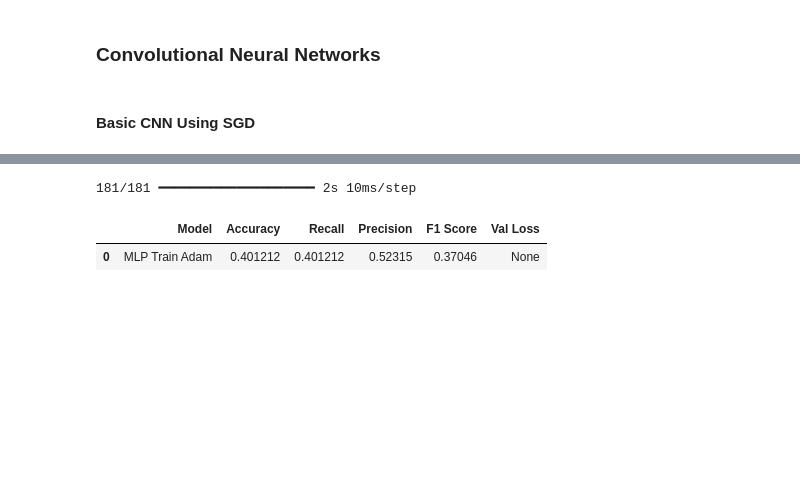
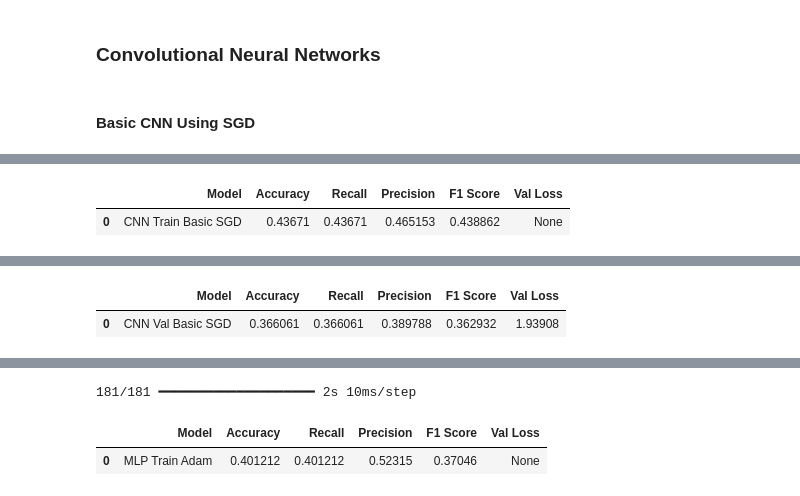
Before and after one commit to xinaxm4/Group1_Assignment, a Jupyter notebook: AI_Homework_2.ipynb, the cells around one changed output, grey strips where cells are left out. Cells and saved outputs as stored; diff of their text form; code cells hidden in the pictures; blank space fills up the shorter version.

```diff
--- a/AI_Homework_2.ipynb
+++ b/AI_Homework_2.ipynb
@@ -466,0 +475,8 @@ Epoch 100/100
+# %%
+# 7. Computing performance tables
+model_adam_train_perf = model_performance_classification("CNN Train Basic SGD", model_cnn_sgd, None, X_train, y_train)
+display(model_adam_train_perf)
+
+model_adam_val_perf =  model_performance_classification("CNN Val Basic SGD", model_cnn_sgd, hist_cnn_sgd, X_val, y_val)
+display(model_adam_val_perf)
+# %% [output]
@@ -466,0 +484,2 @@ Epoch 100/100
+|  | Model | Accuracy | Recall | Precision | F1 Score | Val Loss |
+| 0 | CNN Train Basic SGD | 0.43671 | 0.43671 | 0.465153 | 0.438862 | None |
@@ -466,0 +487,2 @@ Epoch 100/100
+|  | Model | Accuracy | Recall | Precision | F1 Score | Val Loss |
+| 0 | CNN Val Basic SGD | 0.366061 | 0.366061 | 0.389788 | 0.362932 | 1.93908 |
```
Also changed, not shown: parts of 7 cells of this notebook.
